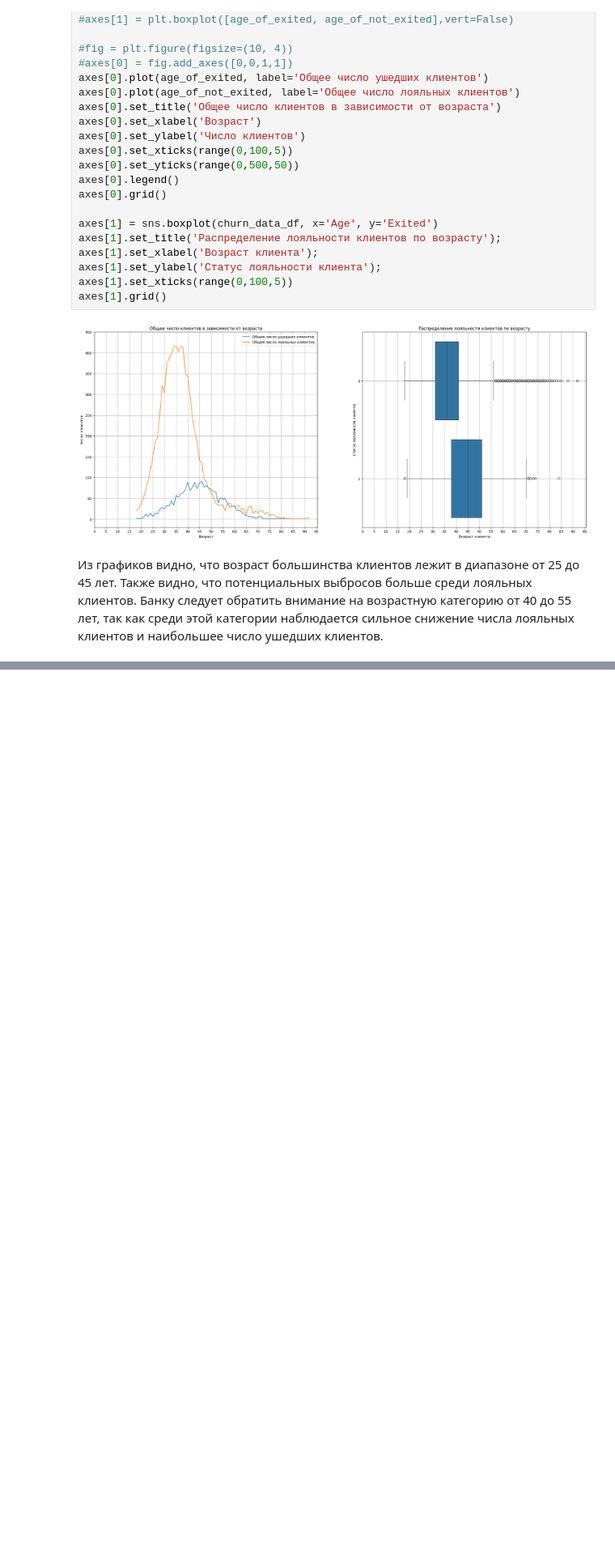
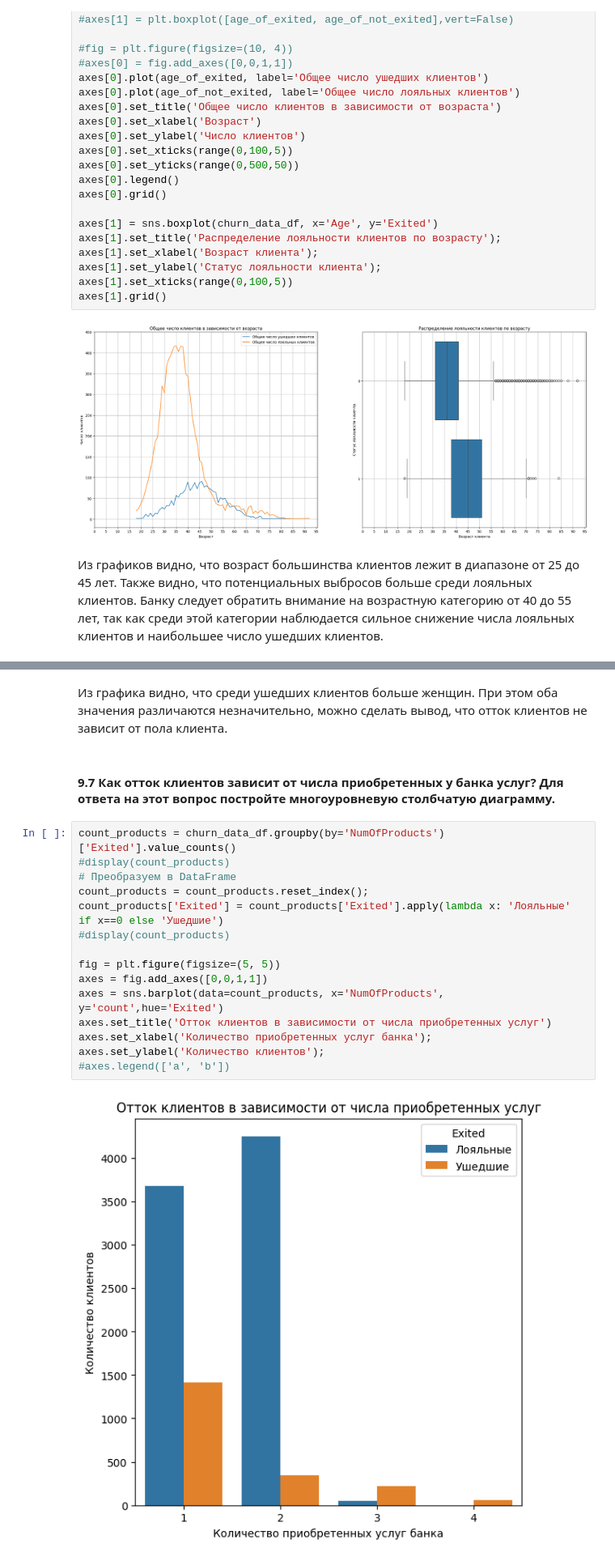
Before and after one commit to vokhmianin-da/sf_data_science, a Jupyter notebook: PYTHON-13. VISUALISATION/Practic.ipynb, the cells around one changed output, grey strips where cells are left out. Shown at 81% size. Cells and saved outputs as stored; diff of their text form; blank space fills up the shorter version.

```diff
--- a/PYTHON-13. VISUALISATION/Practic.ipynb
+++ b/PYTHON-13. VISUALISATION/Practic.ipynb
@@ -140,0 +175,21 @@ axes[1].grid()
+# %% [markdown]
+Из графика видно, что среди ушедших клиентов больше женщин. При этом оба значения различаются незначительно, можно сделать вывод, что отток клиентов не зависит от пола клиента.
+# %% [markdown]
+#### 9.7 Как отток клиентов зависит от числа приобретенных у банка услуг? Для ответа на этот вопрос постройте многоуровневую столбчатую диаграмму.
+# %%
+count_products = churn_data_df.groupby(by='NumOfProducts')['Exited'].value_counts()
+#display(count_products)
+# Преобразуем в DataFrame
+count_products = count_products.reset_index();
+count_products['Exited'] = count_products['Exited'].apply(lambda x: 'Лояльные' if x==0 else 'Ушедшие')
+#display(count_products)
+
+fig = plt.figure(figsize=(5, 5))
+axes = fig.add_axes([0,0,1,1])
+axes = sns.barplot(data=count_products, x='NumOfProducts', y='count',hue='Exited')
+axes.set_title('Отток клиентов в зависимости от числа приобретенных услуг')
+axes.set_xlabel('Количество приобретенных услуг банка');
+axes.set_ylabel('Количество клиентов');
+#axes.legend(['a', 'b'])
+# %% [output]
+[figure, added]
```
Also changed, not shown: parts of 15 cells of this notebook.
